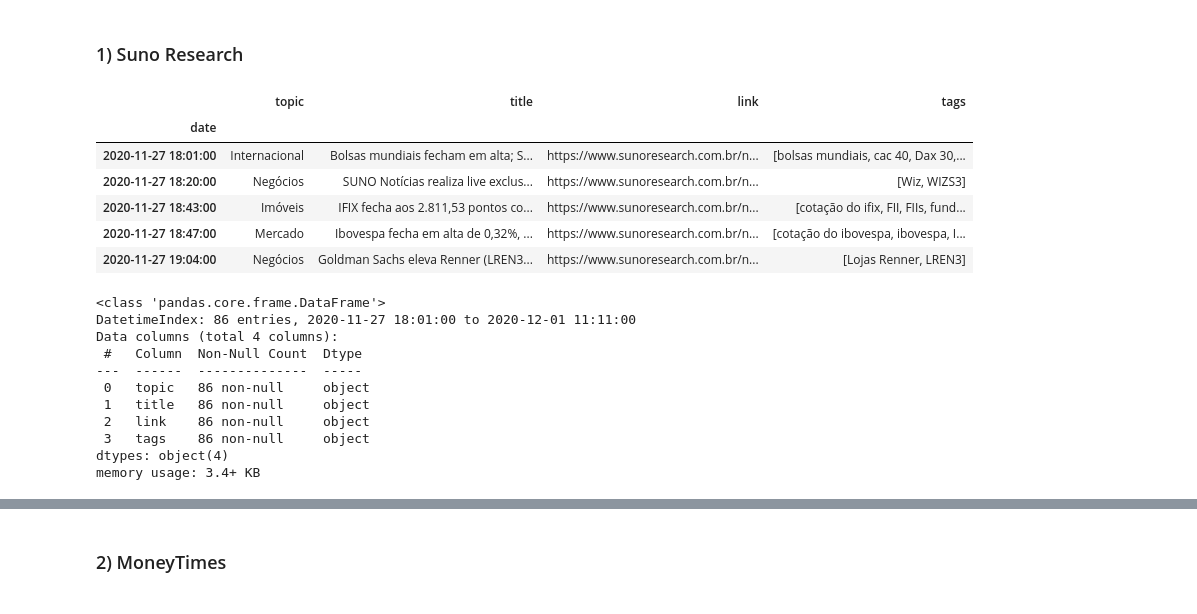
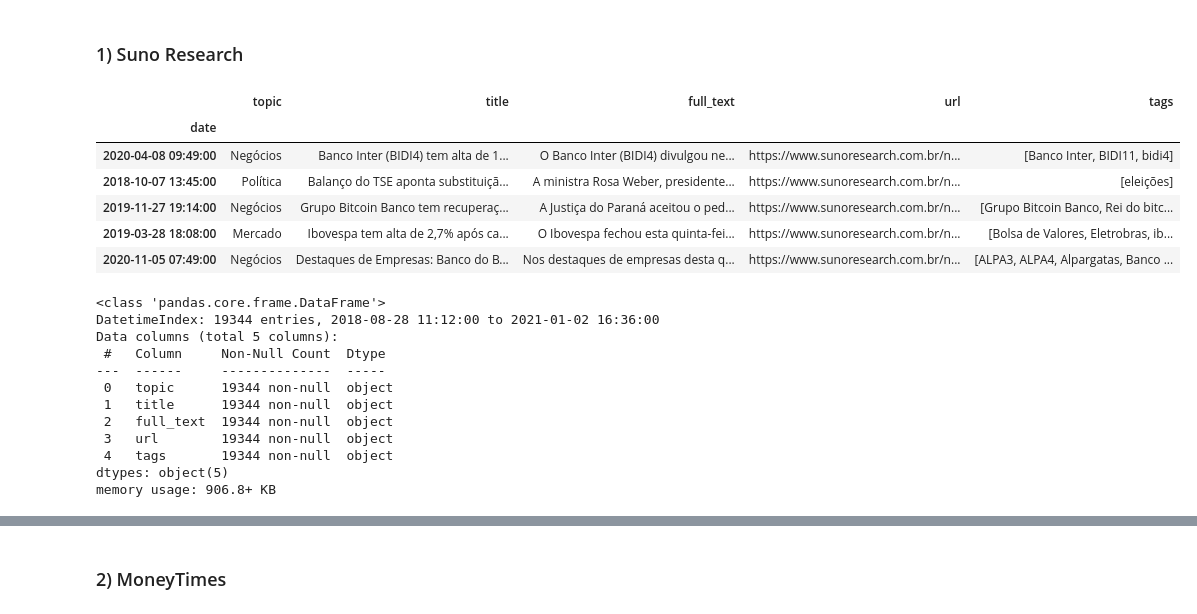
Before and after one commit to mso13/BrazilianFinancialNews, a Jupyter notebook: src/EDA/Exploratory Data Analysis (EDA) on Financial News Textual Content.ipynb, the cells around one changed output, grey strips where cells are left out. Saved outputs shown, nothing was run; the diff lists cells and outputs as text; code cells hidden in the pictures.

```diff
--- a/src/EDA/Exploratory Data Analysis (EDA) on Financial News Textual Content.ipynb
+++ b/src/EDA/Exploratory Data Analysis (EDA) on Financial News Textual Content.ipynb
@@ -10,7 +10,7 @@ import matplotlib.pyplot as plt
 # %% [markdown]
 ### 1) Suno Research
 # %%
-with open('../crawlers/suno/data/results-todos.json', encoding='utf8') as json_file:
+with open('../crawlers/suno/data/results-full-suno-2020.json', encoding='utf8') as json_file:
     data = json.load(json_file)
 
 df_suno = pd.DataFrame(data)
@@ -23,27 +23,28 @@ df_suno.set_index('date', inplace=True)
 
 # Order by date
 df_suno.sort_index(inplace=True)
-# %%
-df_suno.head()
-# %% [output]
-|  | topic | title | link | tags |
-| date |  |  |  |  |
-| 2020-11-27 18:01:00 | Internacional | Bolsas mundiais fecham em alta; S... | https://www.sunoresearch.com.br/n... | [bolsas mundiais, cac 40, Dax 30,... |
-| 2020-11-27 18:20:00 | Negócios | SUNO Notícias realiza live exclus... | https://www.sunoresearch.com.br/n... | [Wiz, WIZS3] |
-| 2020-11-27 18:43:00 | Imóveis | IFIX fecha aos 2.811,53 pontos co... | https://www.sunoresearch.com.br/n... | [cotação do ifix, FII, FIIs, fund... |
-| 2020-11-27 18:47:00 | Mercado | Ibovespa fecha em alta de 0,32%, ... | https://www.sunoresearch.com.br/n... | [cotação do ibovespa, ibovespa, I... |
-| 2020-11-27 19:04:00 | Negócios | Goldman Sachs eleva Renner (LREN3... | https://www.sunoresearch.com.br/n... | [Lojas Renner, LREN3] |
+# %%
+df_suno.sample(5)
+# %% [output]
+|  | topic | title | full_text | url | tags |
+| date |  |  |  |  |  |
+| 2020-04-08 09:49:00 | Negócios | Banco Inter (BIDI4) tem alta de 1... | O Banco Inter (BIDI4) divulgou ne... | https://www.sunoresearch.com.br/n... | [Banco Inter, BIDI11, bidi4] |
+| 2018-10-07 13:45:00 | Política | Balanço do TSE aponta substituiçã... | A ministra Rosa Weber, presidente... | https://www.sunoresearch.com.br/n... | [eleições] |
+| 2019-11-27 19:14:00 | Negócios | Grupo Bitcoin Banco tem recuperaç... | A Justiça do Paraná aceitou o ped... | https://www.sunoresearch.com.br/n... | [Grupo Bitcoin Banco, Rei do bitc... |
+| 2019-03-28 18:08:00 | Mercado | Ibovespa tem alta de 2,7% após ca... | O Ibovespa fechou esta quinta-fei... | https://www.sunoresearch.com.br/n... | [Bolsa de Valores, Eletrobras, ib... |
+| 2020-11-05 07:49:00 | Negócios | Destaques de Empresas: Banco do B... | Nos destaques de empresas desta q... | https://www.sunoresearch.com.br/n... | [ALPA3, ALPA4, Alpargatas, Banco ... |
 # %%
 df_suno.info()
 # %% [output]
 <class 'pandas.core.frame.DataFrame'>
-DatetimeIndex: 86 entries, 2020-11-27 18:01:00 to 2020-12-01 11:11:00
-Data columns (total 4 columns):
- #   Column  Non-Null Count  Dtype
----  ------  --------------  -----
- 0   topic   86 non-null     object
- 1   title   86 non-null     object
- 2   link    86 non-null     object
- 3   tags    86 non-null     object
-dtypes: object(4)
-memory usage: 3.4+ KB
+DatetimeIndex: 19344 entries, 2018-08-28 11:12:00 to 2021-01-02 16:36:00
+Data columns (total 5 columns):
+ #   Column     Non-Null Count  Dtype
+---  ------     --------------  -----
+ 0   topic      19344 non-null  object
+ 1   title      19344 non-null  object
+ 2   full_text  19344 non-null  object
+ 3   url        19344 non-null  object
+ 4   tags       19344 non-null  object
+dtypes: object(5)
+memory usage: 906.8+ KB
```
Also changed, not shown: parts of 22 cells of this notebook, 13 other files.
